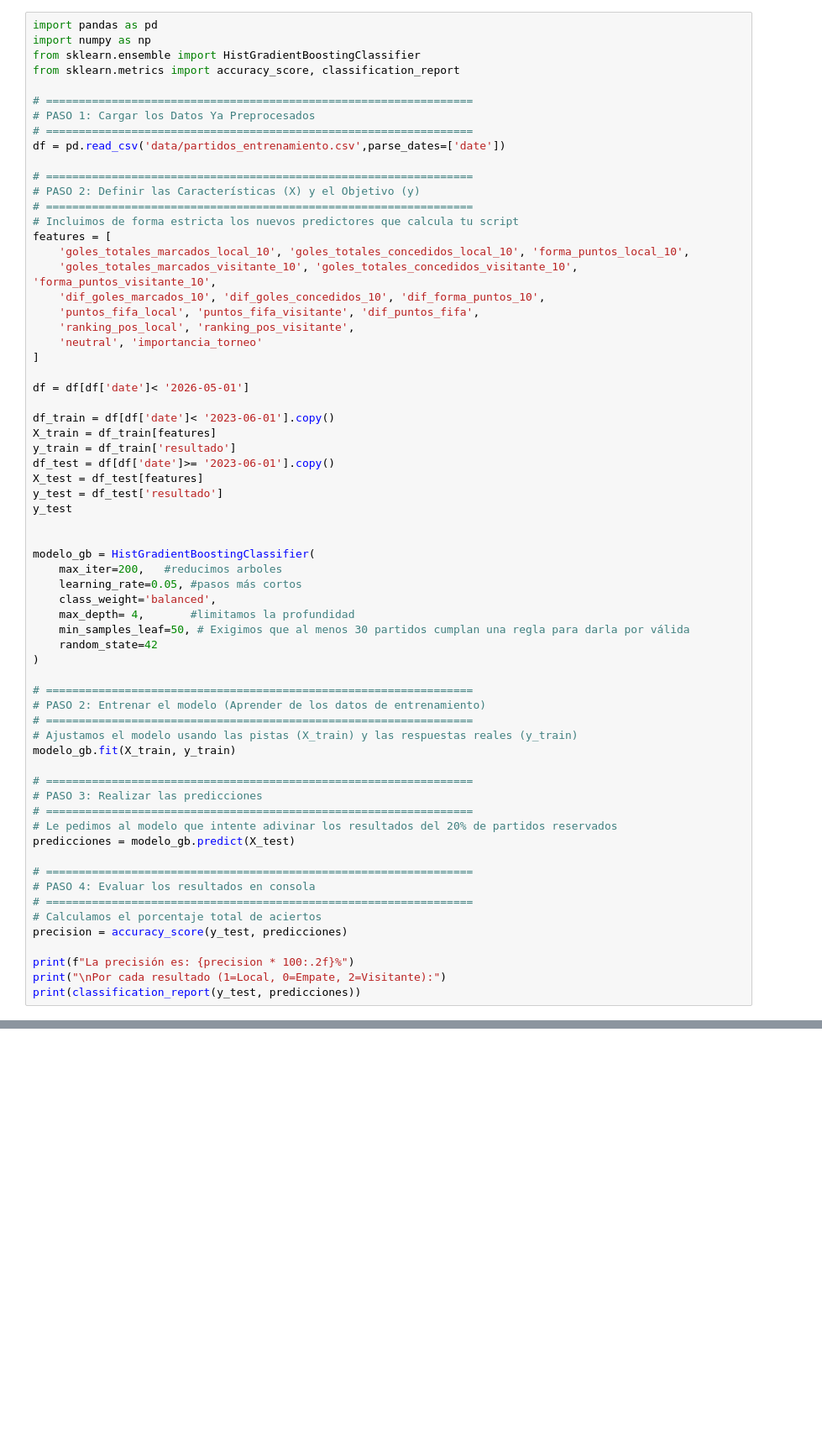
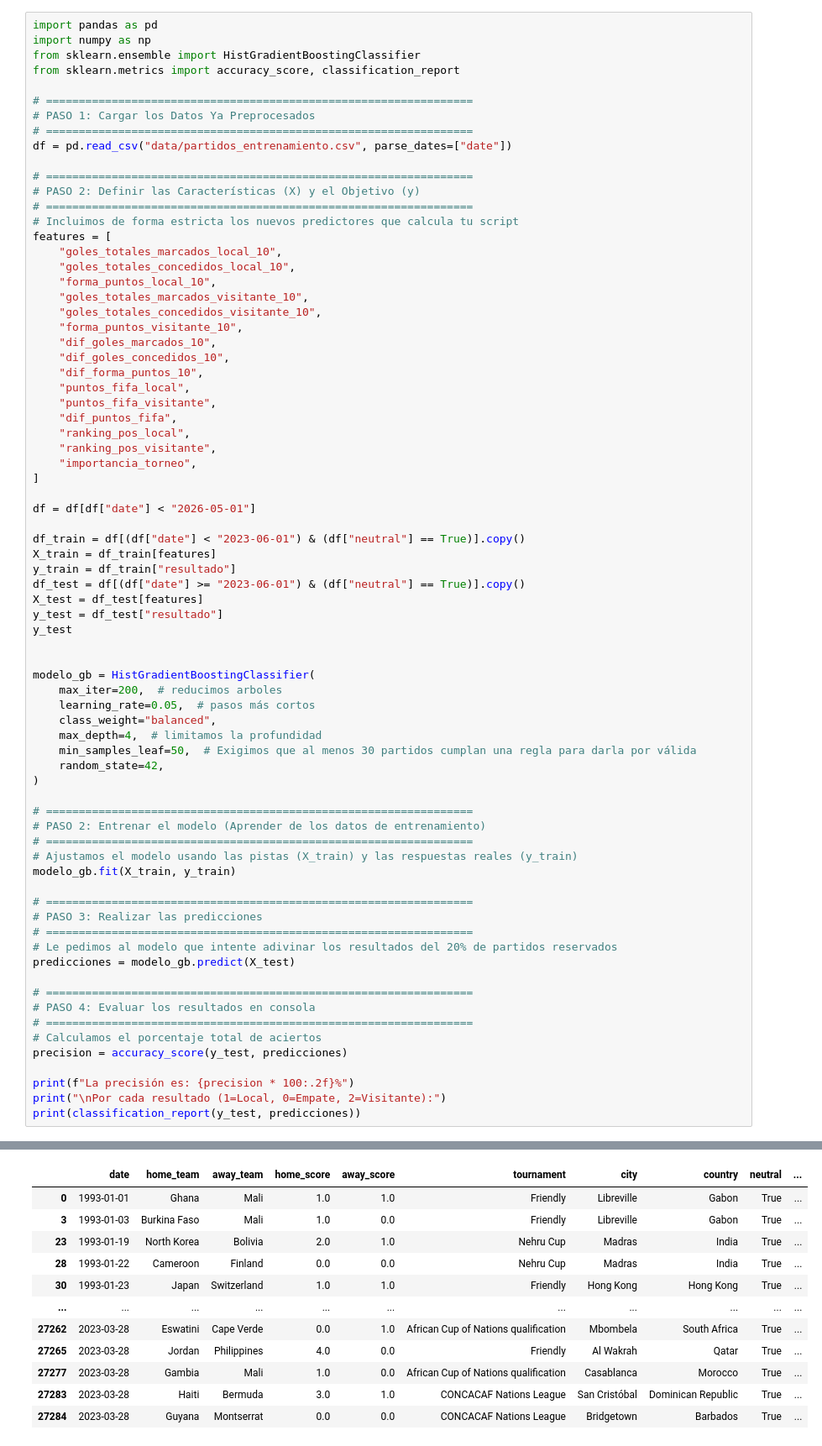
Before and after one commit to nandogm-999/predictor_partidos, a Jupyter notebook: 5_prueba_solo_neutral.ipynb, the cells around one changed output, grey strips where cells are left out. Shown at 84% size. Drawn from its saved outputs; the diff is of its cells as text; blank space fills up the shorter version.

Commit message:
Refines model to focus on neutral matches and key tournaments

```diff
--- a/5_prueba_solo_neutral.ipynb
+++ b/5_prueba_solo_neutral.ipynb
@@ -7,39 +7,48 @@ from sklearn.metrics import accuracy_score, classification_report
 # =================================================================
 # PASO 1: Cargar los Datos Ya Preprocesados
 # =================================================================
-df = pd.read_csv('data/partidos_entrenamiento.csv',parse_dates=['date'])
+df = pd.read_csv("data/partidos_entrenamiento.csv", parse_dates=["date"])
 
 # =================================================================
 # PASO 2: Definir las Características (X) y el Objetivo (y)
 # =================================================================
 # Incluimos de forma estricta los nuevos predictores que calcula tu script
 features = [
-    'goles_totales_marcados_local_10', 'goles_totales_concedidos_local_10', 'forma_puntos_local_10',
-    'goles_totales_marcados_visitante_10', 'goles_totales_concedidos_visitante_10', 'forma_puntos_visitante_10',
-    'dif_goles_marcados_10', 'dif_goles_concedidos_10', 'dif_forma_puntos_10',
-    'puntos_fifa_local', 'puntos_fifa_visitante', 'dif_puntos_fifa',
-    'ranking_pos_local', 'ranking_pos_visitante',
-    'neutral', 'importancia_torneo'
+    "goles_totales_marcados_local_10",
+    "goles_totales_concedidos_local_10",
+    "forma_puntos_local_10",
+    "goles_totales_marcados_visitante_10",
+    "goles_totales_concedidos_visitante_10",
+    "forma_puntos_visitante_10",
+    "dif_goles_marcados_10",
+    "dif_goles_concedidos_10",
+    "dif_forma_puntos_10",
+    "puntos_fifa_local",
+    "puntos_fifa_visitante",
+    "dif_puntos_fifa",
+    "ranking_pos_local",
+    "ranking_pos_visitante",
+    "importancia_torneo",
 ]
 
-df = df[df['date']< '2026-05-01']
+df = df[df["date"] < "2026-05-01"]
 
-df_train = df[df['date']< '2023-06-01'].copy()
+df_train = df[(df["date"] < "2023-06-01") & (df["neutral"] == True)].copy()
 X_train = df_train[features]
-y_train = df_train['resultado']
-df_test = df[df['date']>= '2023-06-01'].copy()
+y_train = df_train["resultado"]
+df_test = df[(df["date"] >= "2023-06-01") & (df["neutral"] == True)].copy()
 X_test = df_test[features]
-y_test = df_test['resultado']
+y_test = df_test["resultado"]
 y_test
 
 
 modelo_gb = HistGradientBoostingClassifier(
-    max_iter=200,   #reducimos arboles
-    learning_rate=0.05, #pasos más cortos
-    class_weight='balanced',
-    max_depth= 4,       #limitamos la profundidad
-    min_samples_leaf=50, # Exigimos que al menos 30 partidos cumplan una regla para darla por válida
-    random_state=42
+    max_iter=200,  # reducimos arboles
+    learning_rate=0.05,  # pasos más cortos
+    class_weight="balanced",
+    max_depth=4,  # limitamos la profundidad
+    min_samples_leaf=50,  # Exigimos que al menos 30 partidos cumplan una regla para darla por válida
+    random_state=42,
 )
 
 # =================================================================
@@ -78,0 +88,12 @@ weighted avg       0.55      0.56      0.55      3219
+|  | date | home_team | away_team | home_score | away_score | tournament | city | country | neutral | ... |
+| 0 | 1993-01-01 | Ghana | Mali | 1.0 | 1.0 | Friendly | Libreville | Gabon | True | ... |
+| 3 | 1993-01-03 | Burkina Faso | Mali | 1.0 | 0.0 | Friendly | Libreville | Gabon | True | ... |
+| 23 | 1993-01-19 | North Korea | Bolivia | 2.0 | 1.0 | Nehru Cup | Madras | India | True | ... |
+| 28 | 1993-01-22 | Cameroon | Finland | 0.0 | 0.0 | Nehru Cup | Madras | India | True | ... |
+| 30 | 1993-01-23 | Japan | Switzerland | 1.0 | 1.0 | Friendly | Hong Kong | Hong Kong | True | ... |
+| ... | ... | ... | ... | ... | ... | ... | ... | ... | ... | ... |
+| 27262 | 2023-03-28 | Eswatini | Cape Verde | 0.0 | 1.0 | African Cup of Nations qualification | Mbombela | South Africa | True | ... |
+| 27265 | 2023-03-28 | Jordan | Philippines | 4.0 | 0.0 | Friendly | Al Wakrah | Qatar | True | ... |
+| 27277 | 2023-03-28 | Gambia | Mali | 1.0 | 0.0 | African Cup of Nations qualification | Casablanca | Morocco | True | ... |
+| 27283 | 2023-03-28 | Haiti | Bermuda | 3.0 | 1.0 | CONCACAF Nations League | San Cristóbal | Dominican Republic | True | ... |
+| 27284 | 2023-03-28 | Guyana | Montserrat | 0.0 | 0.0 | CONCACAF Nations League | Bridgetown | Barbados | True | ... |
```
Also changed, not shown: parts of 5 cells of this notebook.
